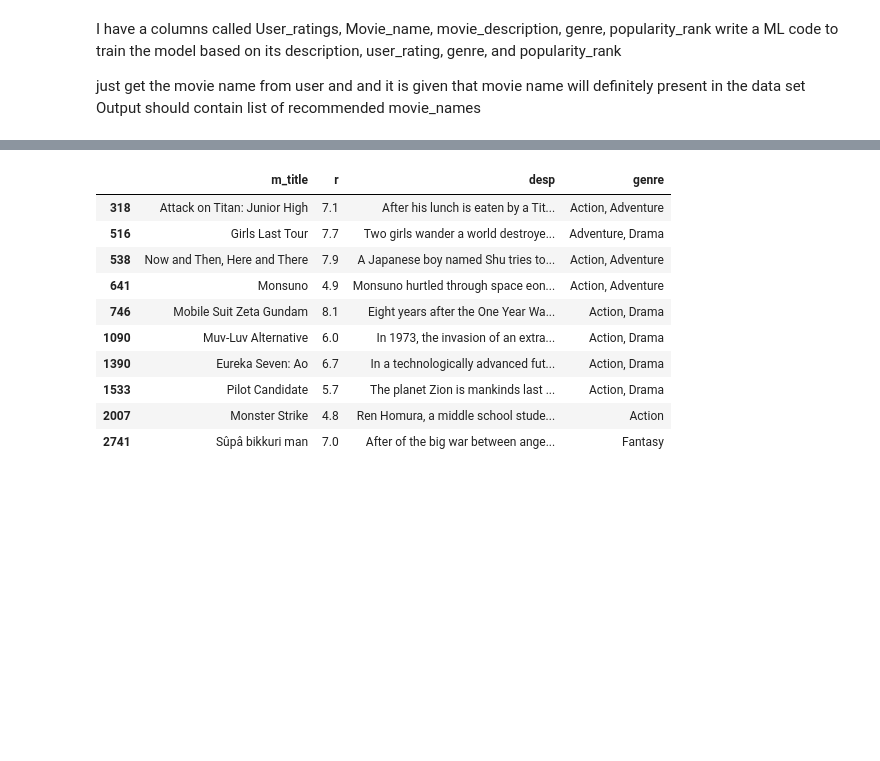
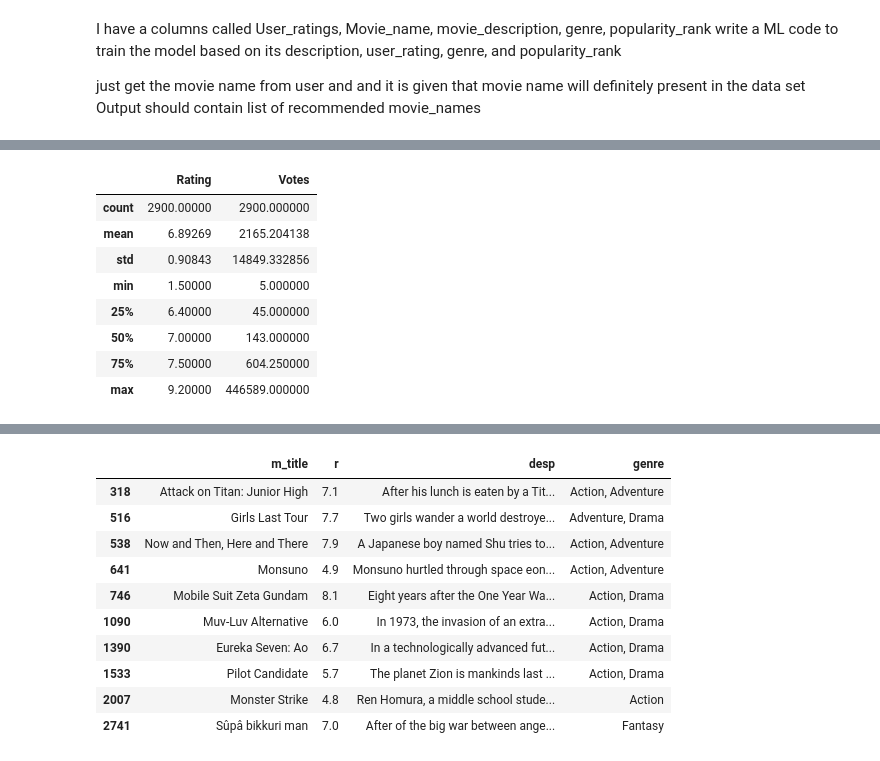
Before and after one commit to daarisameen/Ml-DL-projects, a Jupyter notebook: Project1.ipynb, the cells around one changed output, grey strips where cells are left out. Saved outputs shown, nothing was run; the diff lists cells and outputs as text; code cells hidden in the pictures; blank space fills up the shorter version.

```diff
--- a/Project1.ipynb
+++ b/Project1.ipynb
@@ -166,0 +240,12 @@ memory usage: 156.4+ KB
+# %%
+temp.describe()
+# %% [output]
+|  | Rating | Votes |
+| count | 2900.00000 | 2900.000000 |
+| mean | 6.89269 | 2165.204138 |
+| std | 0.90843 | 14849.332856 |
+| min | 1.50000 | 5.000000 |
+| 25% | 6.40000 | 45.000000 |
+| 50% | 7.00000 | 143.000000 |
+| 75% | 7.50000 | 604.250000 |
+| max | 9.20000 | 446589.000000 |
```
Also changed, not shown: parts of 25 cells of this notebook.
